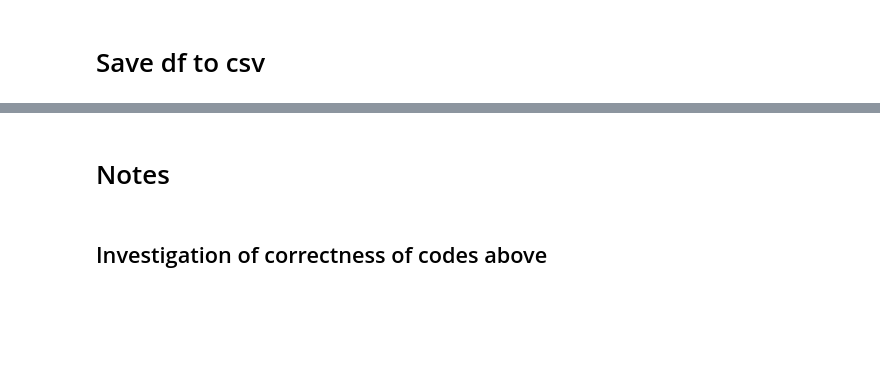
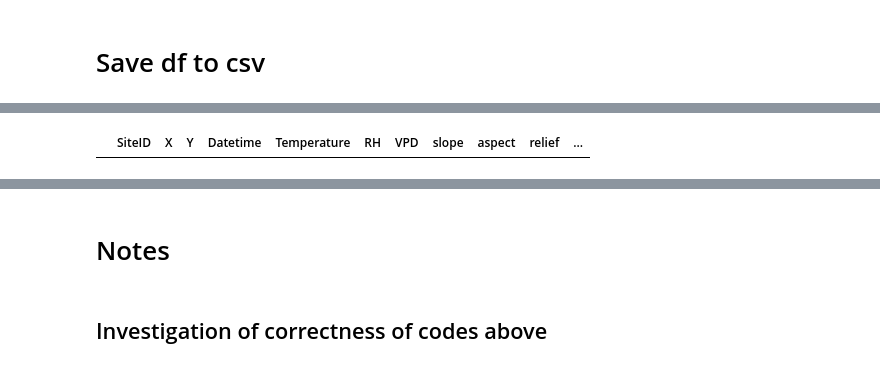
Before and after one commit to DiaPorntipa/nssn-fmc-data-compilation, a Jupyter notebook: Codes/Nick_phd_data_compilation.ipynb, the cells around one changed output, grey strips where cells are left out. Saved outputs shown, nothing was run; the diff lists cells and outputs as text; code cells hidden in the pictures; blank space fills up the shorter version.

```diff
--- a/Codes/Nick_phd_data_compilation.ipynb
+++ b/Codes/Nick_phd_data_compilation.ipynb
@@ -544,13 +532,2 @@ See the caveats in the documentation: https://pandas.pydata.org/pandas-docs/stab
 # %% [markdown]
 # Save df to csv
-# %%
-# save df
-df['Temperature'] = df['Temperature'].round(1)
-df['RH'] = df['RH'].round(1)
-df['VPD'] = df['VPD'].round(4)
-df['slope'] = df['slope'].round(2)
-df['aspect'] = df['aspect'].round(1)
-df['relief'] = df['relief'].round(2)
-df['veg_cover'] = df['veg_cover'].round(1)
-df.to_csv(os.path.join(output_dir, 'in-situ_topography_phd.csv'), index=False, float_format='%.4f')
-df
@@ -571,2 +534,8 @@ df
+# %%
+# save df
+df.to_csv(os.path.join(output_dir, 'in-situ_topography_phd.csv'), index=False)
+df
+# %% [output]
+|  | SiteID | X | Y | Datetime | Temperature | RH | VPD | slope | aspect | relief | ... |
 # %%
 stop
```
Also changed, not shown: parts of 10 cells of this notebook.
